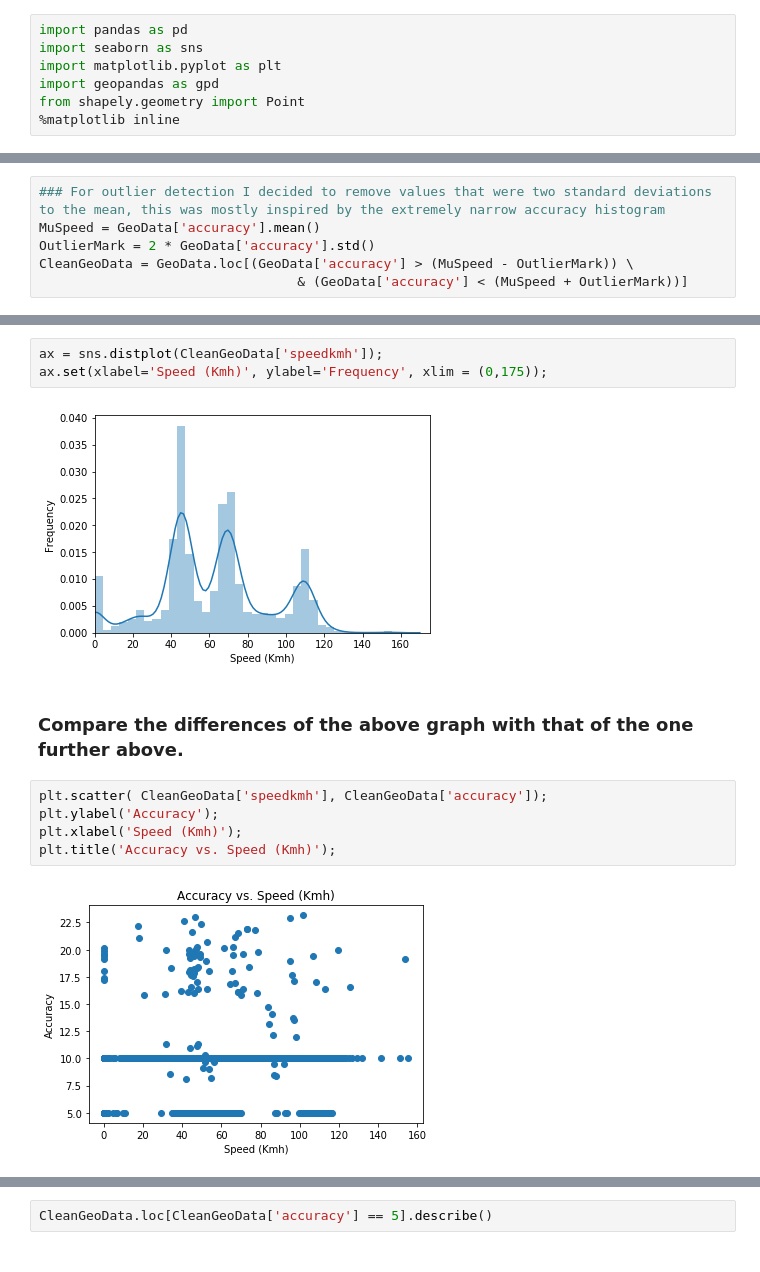
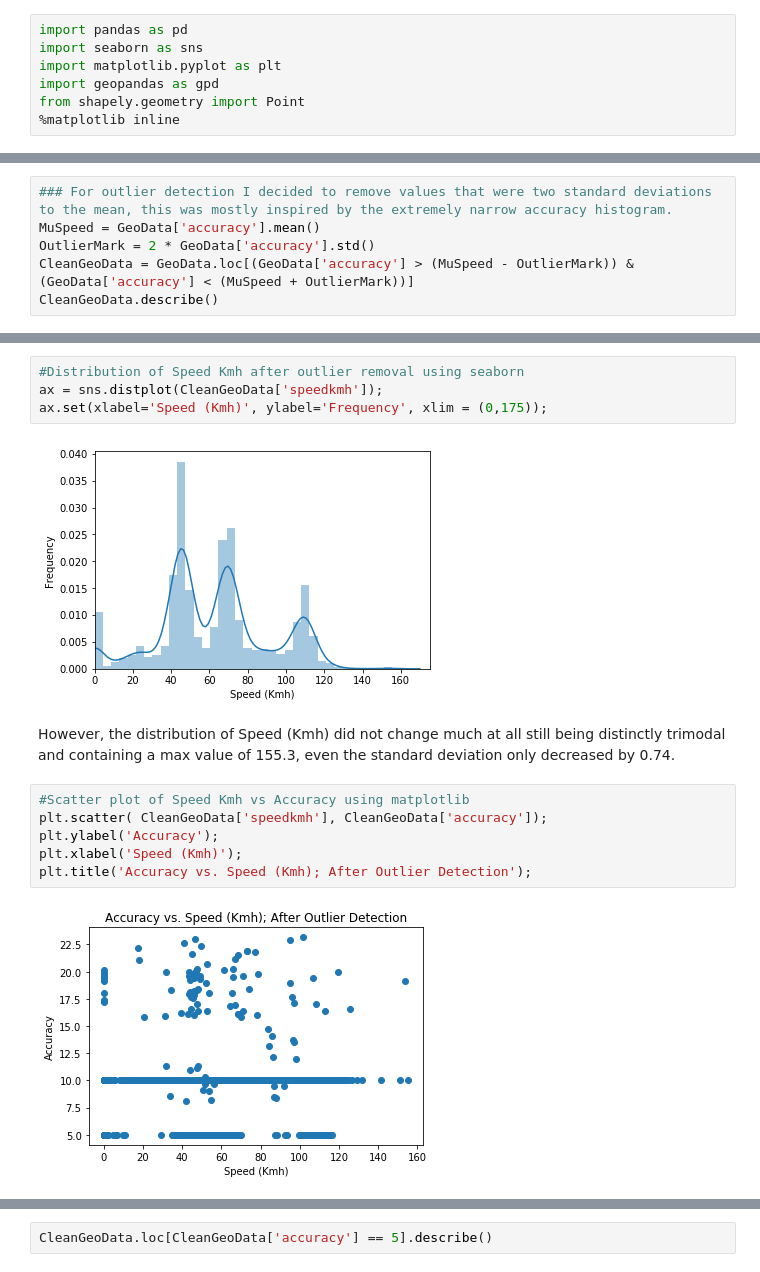
Before and after one commit to CallMeHudson/Hudson-Portfolio, a Jupyter notebook: Python/Homework2.ipynb, the cells around one changed output, grey strips where cells are left out. Saved outputs shown, nothing was run; the diff lists cells and outputs as text.

```diff
--- a/Python/Homework2.ipynb
+++ b/Python/Homework2.ipynb
@@ -52,6 +62,6 @@ As foreshadowed in our last discussion we see that `Accuracy` itself is a measur
 # %%
-### For outlier detection I decided to remove values that were two standard deviations to the mean, this was mostly inspired by the extremely narrow accuracy histogram
+### For outlier detection I decided to remove values that were two standard deviations to the mean, this was mostly inspired by the extremely narrow accuracy histogram.
 MuSpeed = GeoData['accuracy'].mean()
 OutlierMark = 2 * GeoData['accuracy'].std()
-CleanGeoData = GeoData.loc[(GeoData['accuracy'] > (MuSpeed - OutlierMark)) \
-                                 & (GeoData['accuracy'] < (MuSpeed + OutlierMark))]
+CleanGeoData = GeoData.loc[(GeoData['accuracy'] > (MuSpeed - OutlierMark)) & (GeoData['accuracy'] < (MuSpeed + OutlierMark))]
+CleanGeoData.describe()
@@ -71,14 +81,16 @@ CleanGeoData.describe()
 # %%
+#Distribution of Speed Kmh after outlier removal using seaborn
 ax = sns.distplot(CleanGeoData['speedkmh']);
 ax.set(xlabel='Speed (Kmh)', ylabel='Frequency', xlim = (0,175));
 # %% [output]
 [figure]
-# %% [markdown]
-### Compare the differences of the above graph with that of the one further above.
+# %% [markdown]
+However, the distribution of Speed (Kmh) did not change much at all still being distinctly trimodal and containing a max value of 155.3, even the standard deviation only decreased by 0.74.
 # %%
+#Scatter plot of Speed Kmh vs Accuracy using matplotlib
 plt.scatter( CleanGeoData['speedkmh'], CleanGeoData['accuracy']);
 plt.ylabel('Accuracy');
 plt.xlabel('Speed (Kmh)');
-plt.title('Accuracy vs. Speed (Kmh)');
+plt.title('Accuracy vs. Speed (Kmh); After Outlier Detection');
 # %% [output]
-[figure, old version]
+[figure, new version]
```
Also changed, not shown: parts of 22 cells of this notebook.
